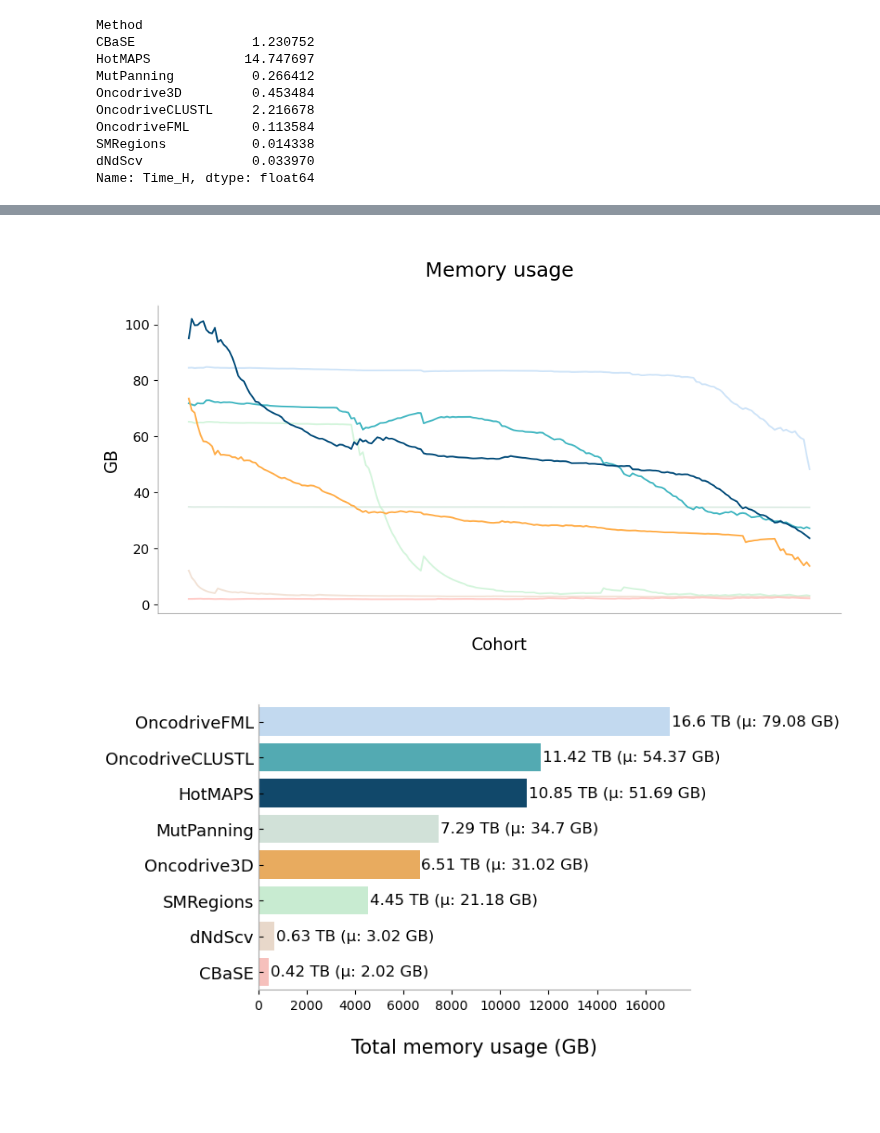
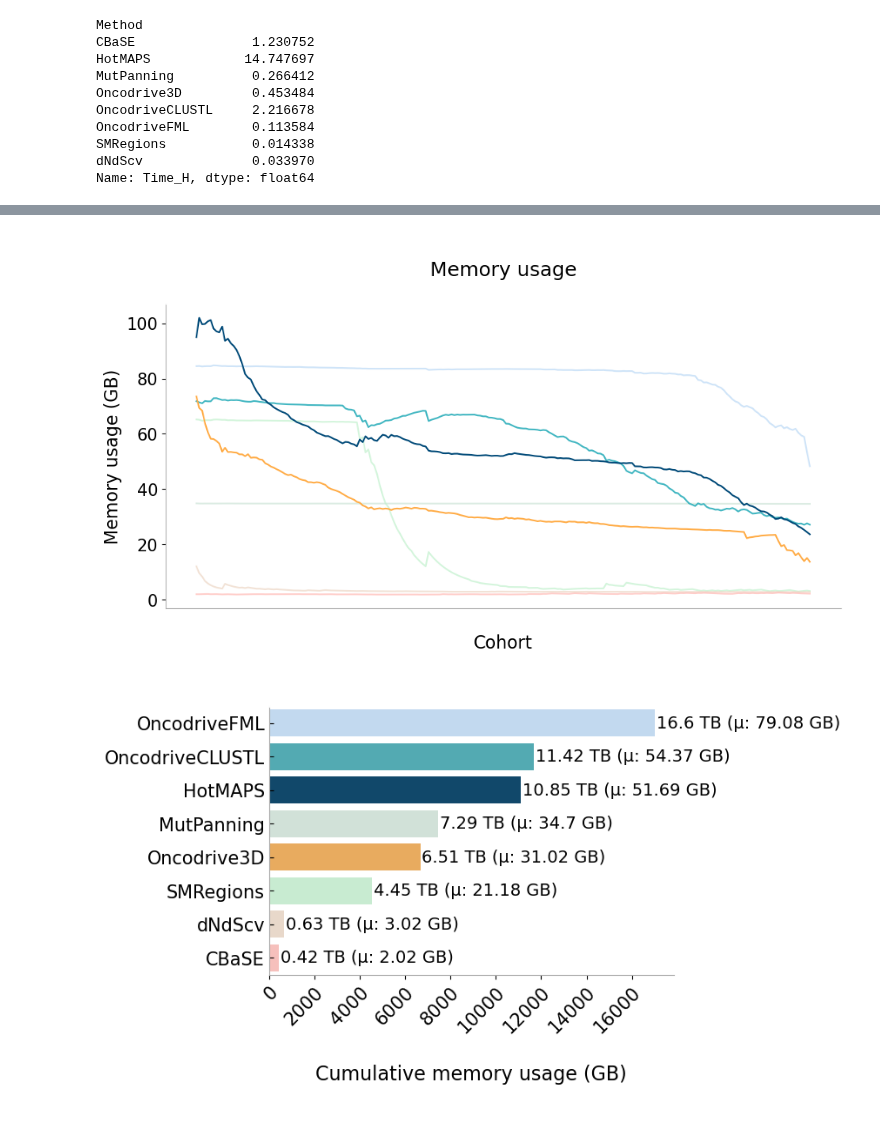
Before and after one commit to bbglab/oncodrive3d_paper, a Jupyter notebook: fig4_resources_analysis/resources_analysis.ipynb, the cells around one changed output, grey strips where cells are left out. Saved outputs shown, nothing was run; the diff lists cells and outputs as text; code cells hidden in the pictures.

Commit message:
Standardized font and fig sizes for fig 2 to 5

```diff
--- a/fig4_resources_analysis/resources_analysis.ipynb
+++ b/fig4_resources_analysis/resources_analysis.ipynb
@@ -368,7 +368,7 @@ def plot_performance(df, colors_dic, title, ax, text_ylabel, cpu_allocated,
         ax.plot(xs, style, color = colors_dic[method],
                 label = f"{method} (cores = {cpu_allocated[method]})", zorder = get_zorder(method), alpha=alpha)
 
-    ax.legend(fontsize = 12, ncol = 1)
+    ax.legend(fontsize = 14, ncol = 1, frameon=False)
     if not legend:
         ax.get_legend().remove()
 
@@ -376,14 +376,16 @@ def plot_performance(df, colors_dic, title, ax, text_ylabel, cpu_allocated,
         plt.xticks(rotation=45, rotation_mode="anchor", ha='right')
     else:
         plt.xticks([])
-    ax.tick_params(axis='y', labelsize=12)
+    # ax.tick_params(axis='y', labelsize=12)
 
     if ylabel:
-        ax.set_ylabel(text_ylabel, fontsize = 15)
+        ax.set_ylabel(text_ylabel, fontsize = 16)
     else:
-        ax.set_ylabel("\n\n", fontsize = 15)
+        ax.set_ylabel("\n\n", fontsize = 16)
 
-    ax.set_xlabel("\nCohort\n", fontsize = 15)
+    plt.yticks(fontsize=15)
+    plt.xticks(fontsize=12)
+    ax.set_xlabel("\nCohort\n", fontsize = 16)
     ax.set_title(title, fontsize = 18)
     ax.grid(False)
     ax.spines["left"].set_color("darkgray")
@@ -443,7 +445,7 @@ def tick_generator(df):
 
 
 def plot_sum(df, color_dic, title, ax, distance, xlabel_text,
-             xlabel = True, ylabel = False, legend = True, target = "Time_H", metric="H", rotation=0):
+             xlabel = True, ylabel = False, legend = True, target = "Time_H", metric="H", rotation=0, rotate_xticks=False):
     """
     Plot count bar plot summary
     """
@@ -454,13 +456,16 @@ def plot_sum(df, color_dic, title, ax, distance, xlabel_text,
 
     # Config labels
     if xlabel:
-        bar_plot.set_xlabel(xlabel_text,size = 15)
+        bar_plot.set_xlabel(xlabel_text,size = 16)
     else:
-        bar_plot.set_xlabel("\n\n", size = 15)
+        bar_plot.set_xlabel("\n\n", size = 16)
 
     bar_plot.set_ylabel("")
-    bar_plot.tick_params(axis="y", which = "major", labelsize = 13, direction = "in")
+    bar_plot.tick_params(axis="y", which = "major", labelsize = 15, direction = "in")
     ax.set_yticklabels(ax.get_yticklabels(), rotation=rotation)
+    if rotate_xticks:
+        plt.xticks(rotation=45, rotation_mode="anchor", ha='right')
+    plt.xticks(fontsize=15)
 
     # Add text on the right of each bar
     avg = methods.groupby("Method").mean().reset_index()
@@ -481,7 +486,7 @@ def plot_sum(df, color_dic, title, ax, distance, xlabel_text,
             txt = f"{round(pr / 1024, 2)} {metric} {avg_value}"
 
         bar_plot.text(s=txt, x=pr+distance, y=i, color="black",verticalalignment="center",
-                      horizontalalignment = "left", size=12)
+                      horizontalalignment = "left", size=14)
 
     bar_plot.grid(False)
     bar_plot.spines["left"].set_color("darkgray")
@@ -595,7 +600,7 @@ plt.show()
 fig, ax = plt.subplots(figsize = (11, 5))
 plot_performance(methods.sort_values("Time_H_avg", ascending=False).reset_index(drop=True),
                  method2color, title = "\nRunning time\n", metric = "d",
-                 ax = ax, text_ylabel = "Hours", xlabel = True, ylabel = True,
+                 ax = ax, text_ylabel = "Running time (h)", xlabel = True, ylabel = True,
                  legend = True, cpu_allocated=cpu_allocated,
                  style="-", plot_xticks=False, extract_cancer=False)
 plt.savefig('plots/suppl/runtime_colors.png', dpi=300, bbox_inches='tight')
@@ -609,7 +614,7 @@ plt.show()
 fig, ax = plt.subplots(figsize = (11, 5))
 plot_performance(methods.sort_values("Memory_GB_avg", ascending=False).reset_index(drop=True),
              method2color, title = "\nMemory usage\n", target = "Memory_GB", metric = "TB",
-             ax = ax, text_ylabel = "GB", smooth=True,
+             ax = ax, text_ylabel = "Memory usage (GB)", smooth=True,
              xlabel = True, ylabel = True, legend = False,  cpu_allocated=cpu_allocated,
              style="-", plot_xticks=False, extract_cancer=False)
 plt.savefig('plots/suppl/memory_colors.png', dpi=300, bbox_inches='tight')
@@ -617,7 +622,7 @@ plt.show()
 
 fig, ax = plt.subplots(figsize = (6, 4))
 plot_sum(methods, method2color, title="", ax=ax, distance = 70,
-         xlabel_text = "\nTotal memory usage (GB)\n", target="Memory_GB", metric="TB")
+         xlabel_text = "\nCumulative memory usage (GB)\n", target="Memory_GB", metric="TB", rotate_xticks=True)
 plt.savefig('plots/suppl/cumulative_memory_colors.png', dpi=300, bbox_inches='tight')
 plt.show()
 # %% [output]
@@ -626,2 +631,2 @@ plt.show()
-[figure, old version]
+[figure, new version]
-[figure, old version]
+[figure, new version]
```
Also changed, not shown: parts of 3 cells of this notebook.
